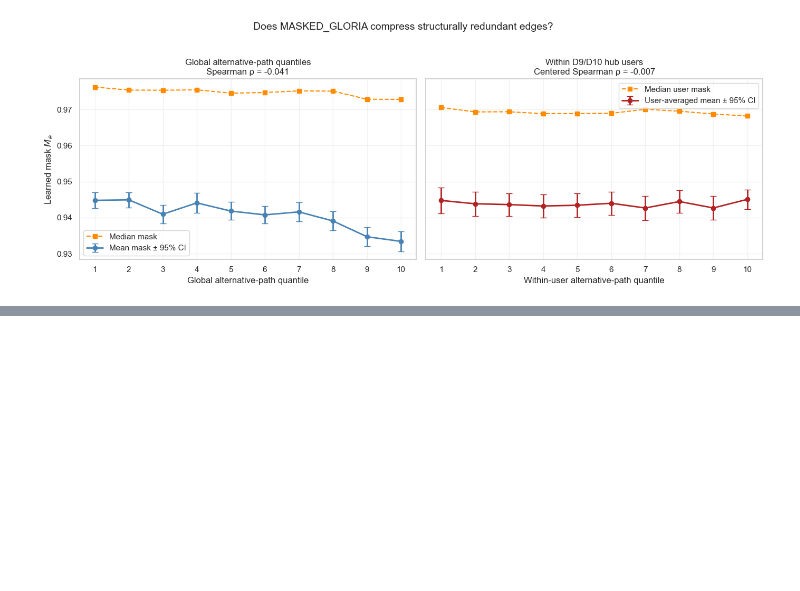
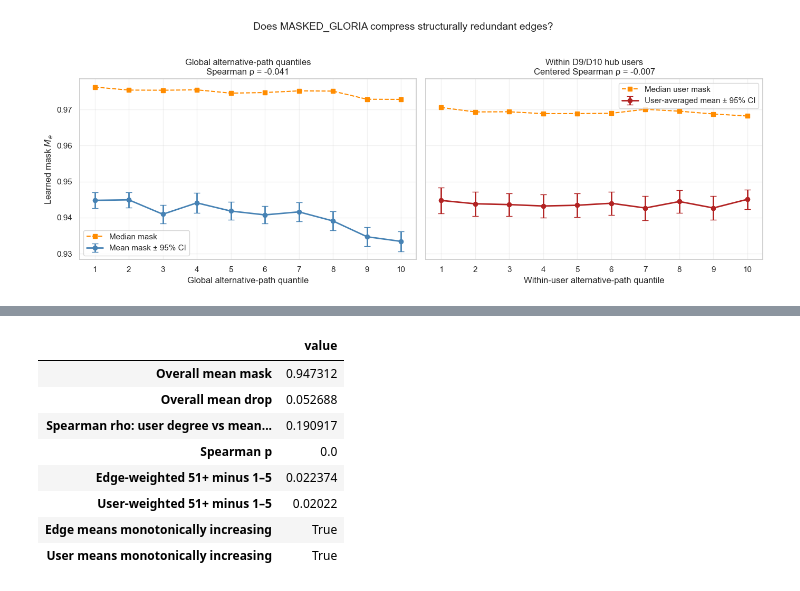
Before and after one commit to VuLamAnh151203/masked_learn, a Jupyter notebook: src/mask_analysis.ipynb, the cells around one changed output, grey strips where cells are left out. Saved outputs shown, nothing was run; the diff lists cells and outputs as text; code cells hidden in the pictures; blank space fills up the shorter version.

```diff
--- a/src/mask_analysis.ipynb
+++ b/src/mask_analysis.ipynb
@@ -3044,0 +3133,48 @@ plt.show()
+# %%
+spearman_rho, spearman_p = spearmanr(
+    user_drop["user_degree"],
+    user_drop["mean_drop"],
+)
+
+edge_means = (
+    edge_weighted_summary["mean_drop"]
+    .dropna()
+)
+
+user_means = (
+    user_weighted_summary["mean_user_drop"]
+    .dropna()
+)
+
+diagnostics = pd.Series({
+    "Overall mean mask": analysis["mask"].mean(),
+    "Overall mean drop": analysis["drop"].mean(),
+    "Spearman rho: user degree vs mean drop": spearman_rho,
+    "Spearman p": spearman_p,
+    "Edge-weighted 51+ minus 1–5": (
+        edge_weighted_summary.loc["51+", "mean_drop"]
+        - edge_weighted_summary.loc["1–5", "mean_drop"]
+    ),
+    "User-weighted 51+ minus 1–5": (
+        user_weighted_summary.loc["51+", "mean_user_drop"]
+        - user_weighted_summary.loc["1–5", "mean_user_drop"]
+    ),
+    "Edge means monotonically increasing": bool(
+        np.all(np.diff(edge_means) >= 0)
+    ),
+    "User means monotonically increasing": bool(
+        np.all(np.diff(user_means) >= 0)
+    ),
+})
+
+display(diagnostics.to_frame("value"))
+# %% [output]
+|  | value |
+| Overall mean mask | 0.947312 |
+| Overall mean drop | 0.052688 |
+| Spearman rho: user degree vs mean... | 0.190917 |
+| Spearman p | 0.0 |
+| Edge-weighted 51+ minus 1–5 | 0.022374 |
+| User-weighted 51+ minus 1–5 | 0.02022 |
+| Edge means monotonically increasing | True |
+| User means monotonically increasing | True |
```
Also changed, not shown: parts of 11 cells of this notebook, 9 other files.
